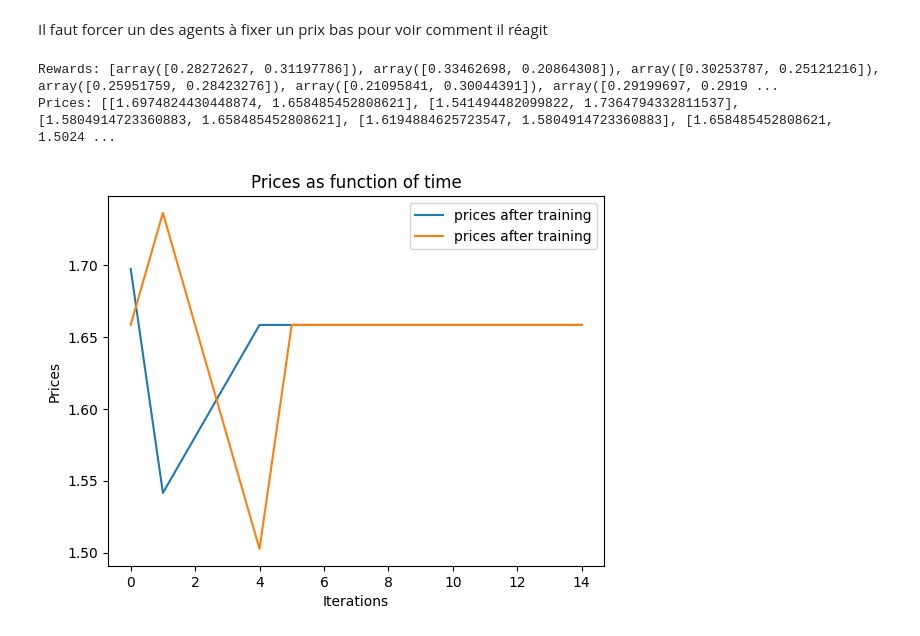
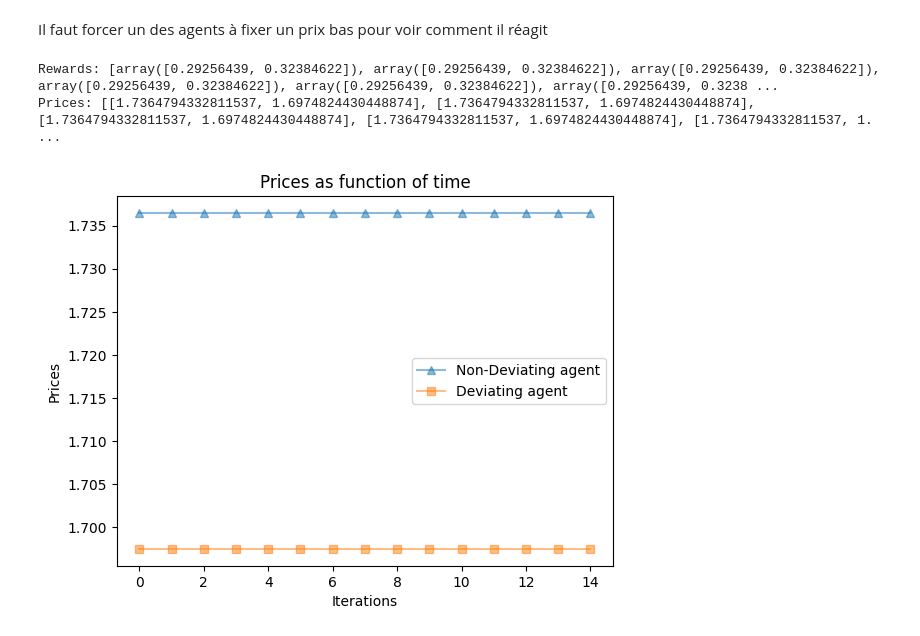
Before and after one commit to Suzie14/RLandPricing, a Jupyter notebook: notebooks/punishment.ipynb, the cells around one changed output. Saved outputs shown, nothing was run; the diff lists cells and outputs as text; code cells hidden in the pictures.

```diff
--- a/notebooks/punishment.ipynb
+++ b/notebooks/punishment.ipynb
@@ -64,64 +64,55 @@ aggregated_agents = np.array(rewards).mean(axis=0)
 for agent in agents:
     final_q_matrices.append(agent.Q.copy()) # retrieve the matrix
 # %%
-# Game phase with trained agents
-# Number of game simulation steps
-grid = br.GridBR()
 game_rewards = []
 
 rewards = []  # Store rewards for each game simulation step
 prices = []
-
-# Initialization of the starting state for each agent
-s_t = (env([agent.p for agent in agents])[1][0],
-       grid.BR_price(env([agent.p for agent in agents])[1][0])) # We deviate agent 2 so that it sets a lower price yielding higher profit
-for agent in agents:
-    agent.s_t = s_t
-
-s_ind = agents[0].find_index(agents[0].s_t)
-for agent in agents:
-    agent.s_ind = s_ind
 
 # Game simulation
 for t in range(15):  # Change the number of steps if necessary
     # Agents' actions (deterministic policy)
     for agent in agents:
         agent.a_ind = agent.Q[:, agent.s_ind].argmax() # This changes, we no longer use epsilon-greedy
 
     # Next state and reward
     s_t1 = env([agent.A[agent.a_ind] for agent in agents])[1]
     ret = env(s_t1)
     quant, price, cost = ret
 
     re = ret[0]*ret[1]-ret[0]*ret[2]
     rewards.append(re)
     prices.append(price)
 
     # Update state for the next step
     s_t = s_t1
     for agent in agents:
         agent.s_t = s_t
     s_ind1 = agents[0].find_index(s_t1)
     for agent in agents:
         agent.s_ind1 = s_ind1
 
     for i, agent in enumerate(agents):
         agent.updateQ(q=quant[i], p=price[i], c=cost[i], t=t)
 
 
 print(f"Rewards: {rewards}")
 print(f"Prices: {prices}")
+
+non_dev_p = []
+dev_p = []
+for i in range(len(prices)):
+    non_dev_p.append(prices[i][0])
+    dev_p.append(prices[i][1])
+plt.plot(range(len(prices)),non_dev_p, label=f"Non-Deviating agent", marker='^',alpha=0.5)
+plt.plot(range(len(prices)), dev_p, label=f"Deviating agent", marker='s', alpha=0.5)
+
+plt.xlabel("Iterations")
+plt.ylabel("Prices")
+plt.title("Prices as function of time")
+plt.legend()
+plt.show()
 # %% [output]
-Rewards: [array([0.28272627, 0.31197786]), array([0.33462698, 0.20864308]), array([0.30253787, 0.25121216]), array([0.25951759, 0.28423276]), array([0.21095841, 0.30044391]), array([0.29199697, 0.2919 ...
-Prices: [[1.6974824430448874, 1.658485452808621], [1.541494482099822, 1.7364794332811537], [1.5804914723360883, 1.658485452808621], [1.6194884625723547, 1.5804914723360883], [1.658485452808621, 1.5024 ...
+Rewards: [array([0.29256439, 0.32384622]), array([0.29256439, 0.32384622]), array([0.29256439, 0.32384622]), array([0.29256439, 0.32384622]), array([0.29256439, 0.32384622]), array([0.29256439, 0.3238 ...
+Prices: [[1.7364794332811537, 1.6974824430448874], [1.7364794332811537, 1.6974824430448874], [1.7364794332811537, 1.6974824430448874], [1.7364794332811537, 1.6974824430448874], [1.7364794332811537, 1. ...
+[figure, added]
-# %%
-import matplotlib.pyplot as plt
-plt.plot(range(len(prices)), prices, label=f"prices after training")
-
-plt.xlabel("Iterations")
-plt.ylabel("Prices")
-plt.title("Prices as function of time")
-plt.legend()
-plt.show()
-# %% [output]
-[figure, removed]
```
Also changed, not shown: parts of 2 cells of this notebook.
